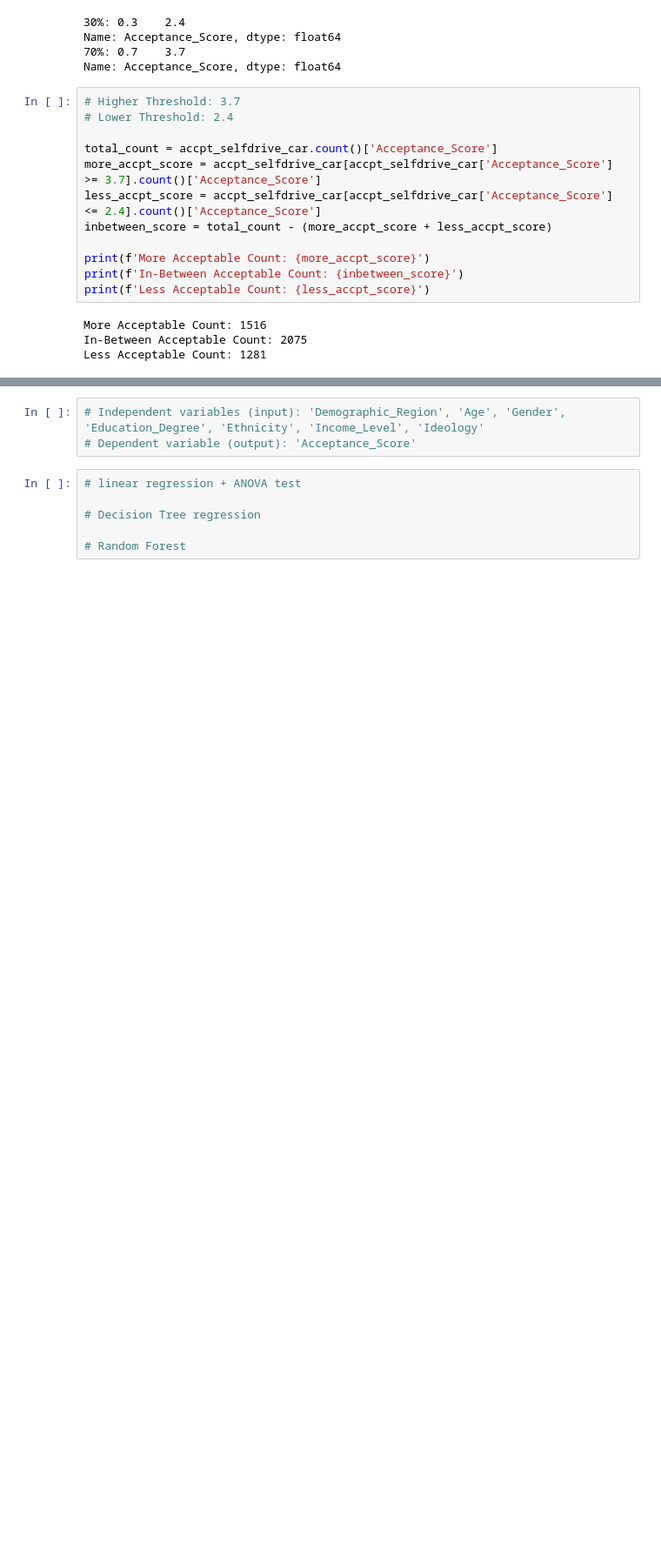
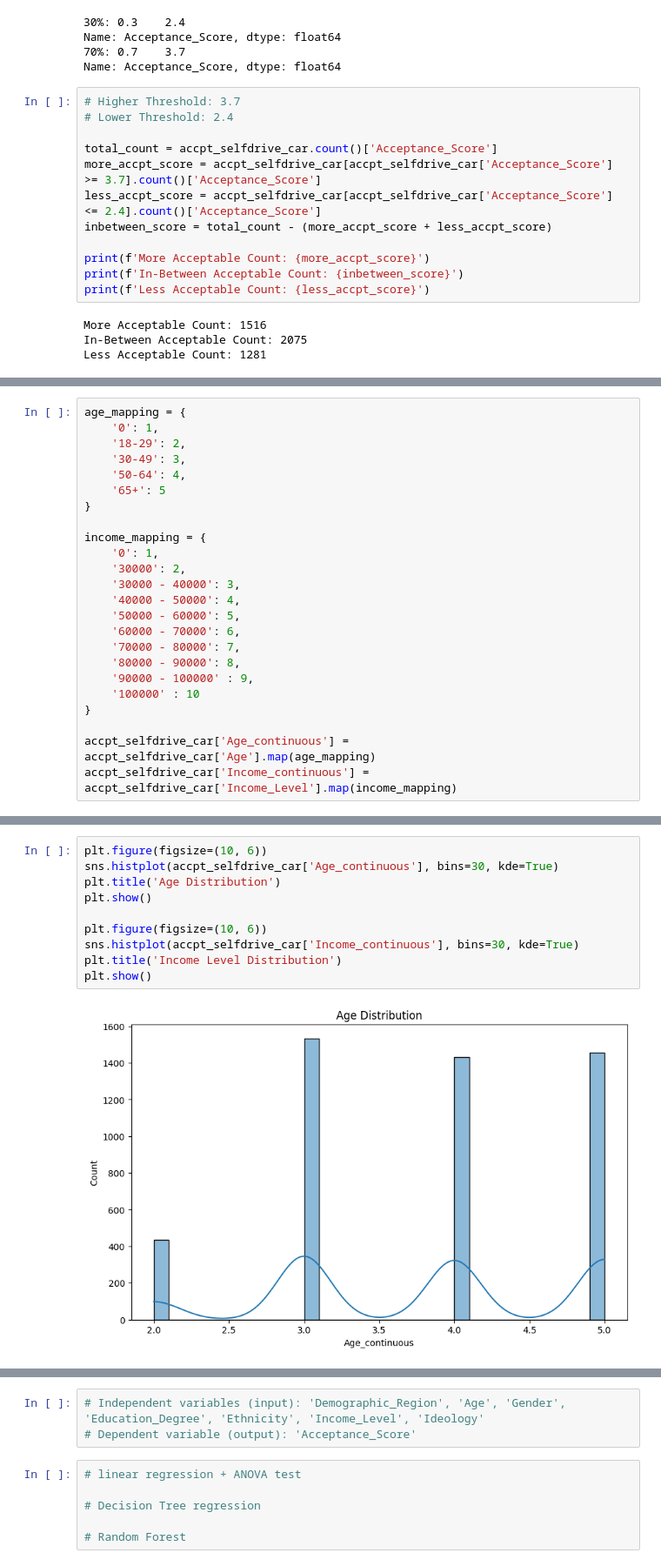
Before and after one commit to EvaW01/schulich_ai_fundamentals, a Jupyter notebook: accptcar_updated_eda.ipynb, the cells around one changed output, grey strips where cells are left out. Shown at 87% size. Saved outputs shown, nothing was run; the diff lists cells and outputs as text; blank space fills up the shorter version.

```diff
--- a/accptcar_updated_eda.ipynb
+++ b/accptcar_updated_eda.ipynb
@@ -629,0 +637,24 @@ Index(['Widespread_use_SelfDrive_Car', 'Choice_drive_SelfDrive_Car',
+# %%
+age_mapping = {
+    '0': 1,
+    '18-29': 2,
+    '30-49': 3,
+    '50-64': 4,
+    '65+': 5
+}
+
+income_mapping = {
+    '0': 1,
+    '30000': 2,
+    '30000 - 40000': 3,
+    '40000 - 50000': 4,
+    '50000 - 60000': 5,
+    '60000 - 70000': 6,
+    '70000 - 80000': 7,
+    '80000 - 90000': 8,
+    '90000 - 100000' : 9,
+    '100000' : 10
+}
+
+accpt_selfdrive_car['Age_continuous'] = accpt_selfdrive_car['Age'].map(age_mapping)
+accpt_selfdrive_car['Income_continuous'] = accpt_selfdrive_car['Income_Level'].map(income_mapping)
@@ -629,0 +688,12 @@ Index(['Widespread_use_SelfDrive_Car', 'Choice_drive_SelfDrive_Car',
+# %%
+plt.figure(figsize=(10, 6))
+sns.histplot(accpt_selfdrive_car['Age_continuous'], bins=30, kde=True)
+plt.title('Age Distribution')
+plt.show()
+
+plt.figure(figsize=(10, 6))
+sns.histplot(accpt_selfdrive_car['Income_continuous'], bins=30, kde=True)
+plt.title('Income Level Distribution')
+plt.show()
+# %% [output]
+[figure, added]
```
Also changed, not shown: parts of 26 cells of this notebook.
